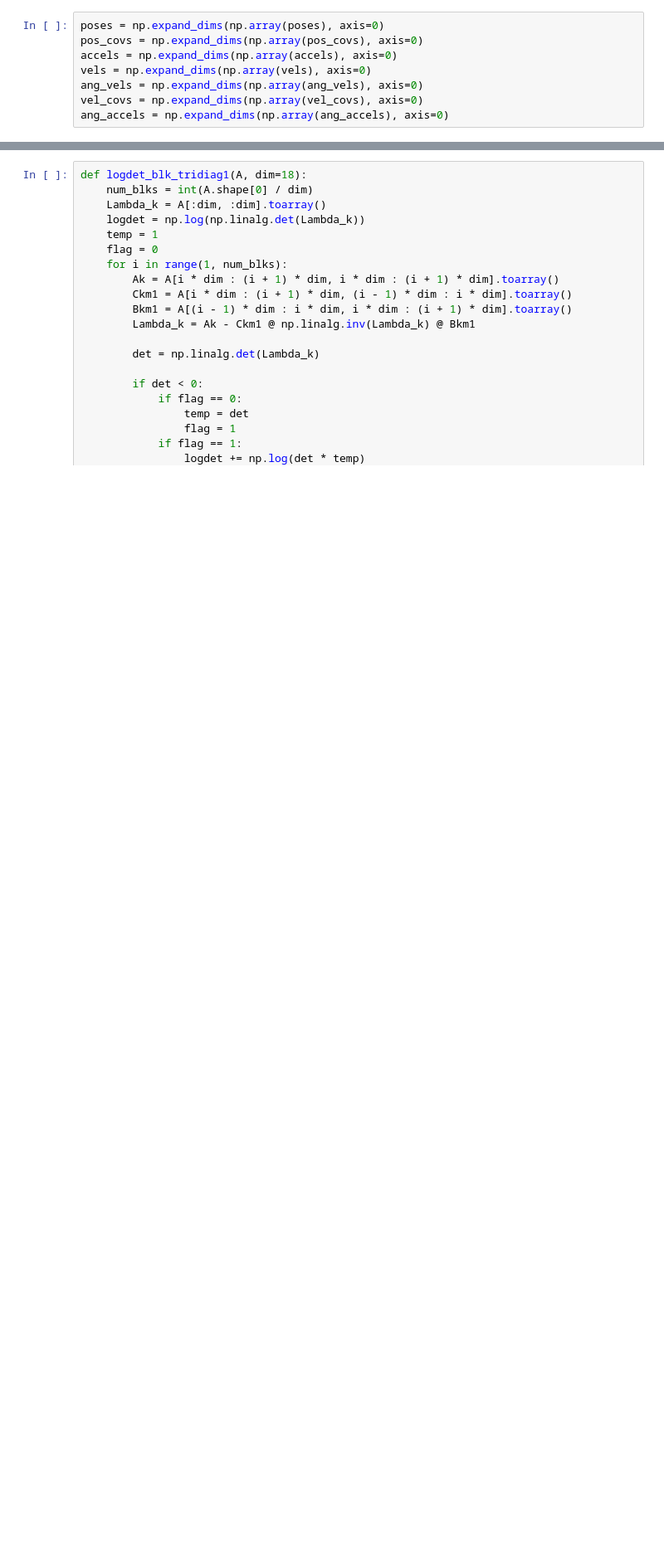
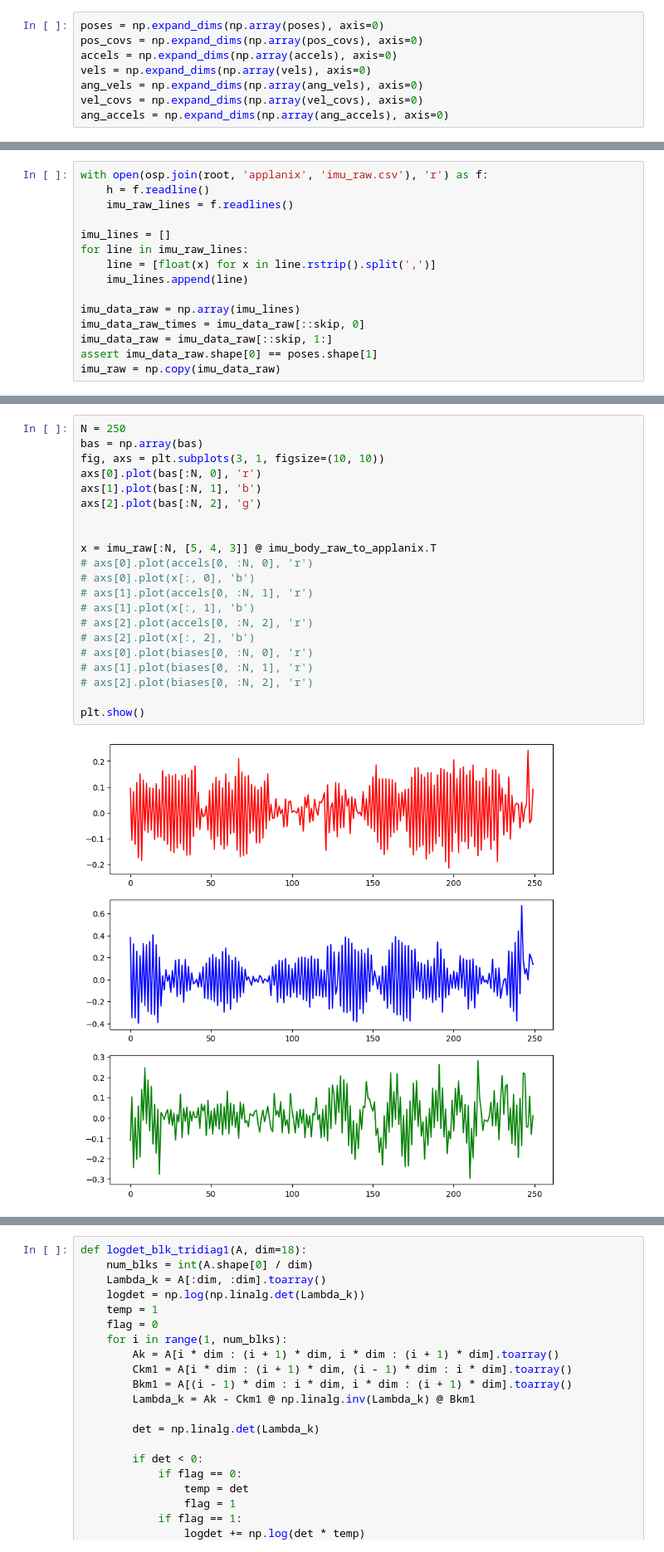
Before and after one commit to utiasASRL/steam_icp, a Jupyter notebook: script/estimate_gp_parameters.ipynb, the cells around one changed output, grey strips where cells are left out. Shown: that part at 83% size. Saved outputs shown, nothing was run; the diff lists cells and outputs as text; blank space fills up the shorter version.

```diff
--- a/script/estimate_gp_parameters.ipynb
+++ b/script/estimate_gp_parameters.ipynb
@@ -312,0 +294,15 @@ print(ang_accels.shape)
+# %%
+with open(osp.join(root, 'applanix', 'imu_raw.csv'), 'r') as f:
+    h = f.readline()
+    imu_raw_lines = f.readlines()
+
+imu_lines = []
+for line in imu_raw_lines:
+    line = [float(x) for x in line.rstrip().split(',')]
+    imu_lines.append(line)
+
+imu_data_raw = np.array(imu_lines)
+imu_data_raw_times = imu_data_raw[::skip, 0]
+imu_data_raw = imu_data_raw[::skip, 1:]
+assert imu_data_raw.shape[0] == poses.shape[1]
+imu_raw = np.copy(imu_data_raw)
@@ -336,0 +502,23 @@ gamma2 = np.expand_dims(np.array(gamma2), axis=0)
+# %%
+N = 250
+bas = np.array(bas)
+fig, axs = plt.subplots(3, 1, figsize=(10, 10))
+axs[0].plot(bas[:N, 0], 'r')
+axs[1].plot(bas[:N, 1], 'b')
+axs[2].plot(bas[:N, 2], 'g')
+
+
+x = imu_raw[:N, [5, 4, 3]] @ imu_body_raw_to_applanix.T
+# axs[0].plot(accels[0, :N, 0], 'r')
+# axs[0].plot(x[:, 0], 'b')
+# axs[1].plot(accels[0, :N, 1], 'r')
+# axs[1].plot(x[:, 1], 'b')
+# axs[2].plot(accels[0, :N, 2], 'r')
+# axs[2].plot(x[:, 2], 'b')
+# axs[0].plot(biases[0, :N, 0], 'r')
+# axs[1].plot(biases[0, :N, 1], 'r')
+# axs[2].plot(biases[0, :N, 2], 'r')
+
+plt.show()
+# %% [output]
+[figure, added]
```
Also changed, not shown: parts of 50 cells of this notebook, 15 other files.
